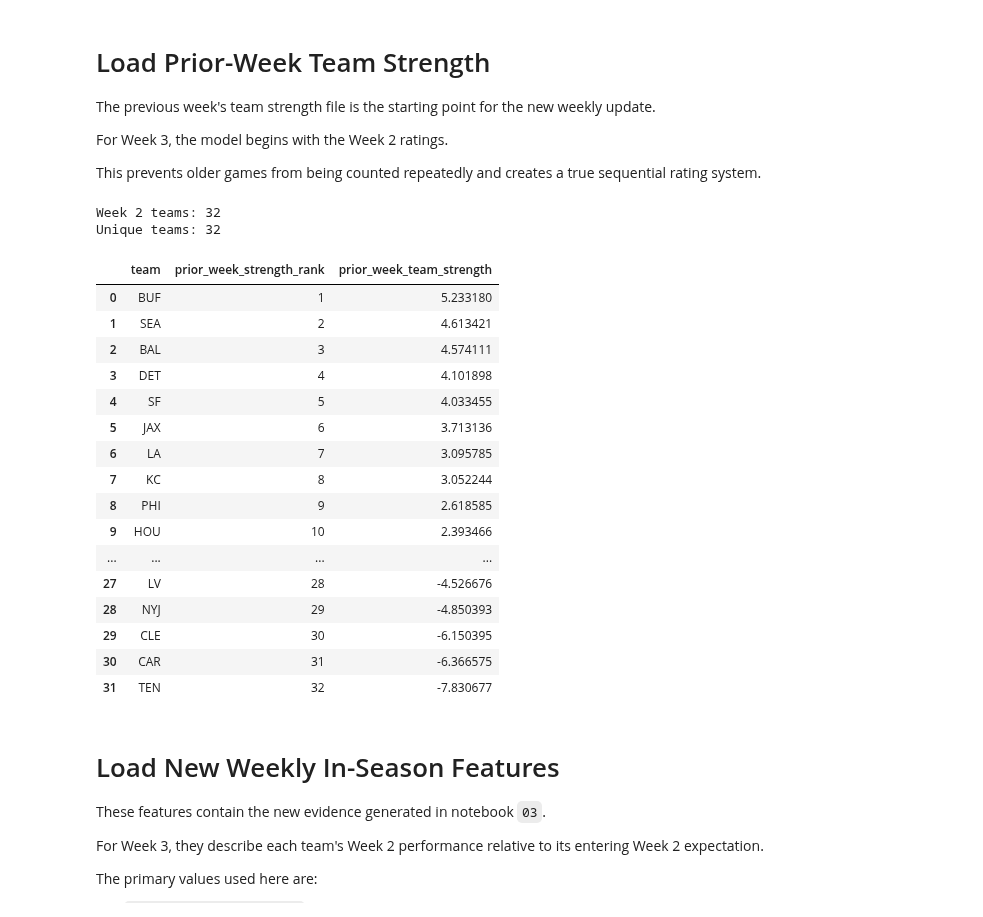
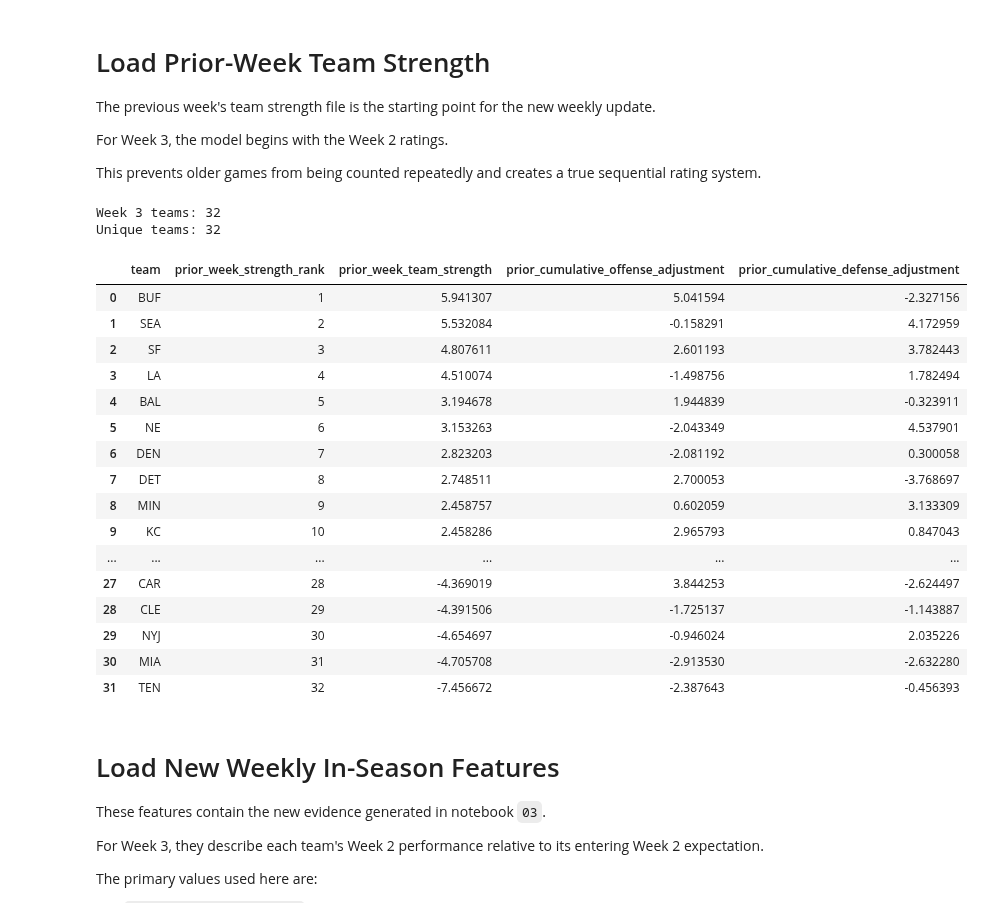
Before and after one commit to ethanfr10/NFL-Season-Projections, a Jupyter notebook: weekly_projections/notebooks/04_Weekly_Team_Strength.ipynb, the cells around one changed output. Cells and saved outputs as stored; diff of their text form; code cells hidden in the pictures.

Commit message:
End week 3, record updates, begin week 4 (pre injury report projections)

```diff
--- a/weekly_projections/notebooks/04_Weekly_Team_Strength.ipynb
+++ b/weekly_projections/notebooks/04_Weekly_Team_Strength.ipynb
@@ -46,7 +46,7 @@ PROCESSED_DIR = PROJECT_ROOT / "data" / "processed"
 WEEKLY_DATA_DIR = PROCESSED_DIR / "weekly"
 
 SEASON = 2026
-TARGET_WEEK = 3
+TARGET_WEEK = 4
 PRIOR_WEEK = TARGET_WEEK - 1
 
 PRESEASON_STRENGTH_PATH = (
@@ -56,7 +56,7 @@ PRESEASON_STRENGTH_PATH = (
 
 PRIOR_WEEK_STRENGTH_PATH = (
     WEEKLY_DATA_DIR
-    / f"week_{PRIOR_WEEK:02d}_team_strength.parquet"
+    / f"week_{PRIOR_WEEK:02d}_sequential_team_strength.parquet"
 )
 
 INSEASON_FEATURES_PATH = (
@@ -66,7 +66,7 @@ INSEASON_FEATURES_PATH = (
 
 OUTPUT_PATH = (
     WEEKLY_DATA_DIR
-    / f"week_{TARGET_WEEK:02d}_team_strength.parquet"
+    / f"week_{TARGET_WEEK:02d}_sequential_team_strength.parquet"
 )
 
 print("Preseason ratings:", PRESEASON_STRENGTH_PATH)
@@ -178,7 +178,9 @@ prior_week = pd.read_parquet(
 required_prior_columns = [
     "team",
     "weekly_strength_rank",
-    "weekly_team_strength"
+    "weekly_team_strength",
+    "cumulative_offense_adjustment",
+    "cumulative_defense_adjustment"
 ]
 
 missing_prior = [
@@ -190,53 +192,59 @@ missing_prior = [
 if missing_prior:
     raise KeyError(
         "Missing required prior-week columns: "
         + ", ".join(missing_prior)
     )
 
 prior_week = prior_week[
     required_prior_columns
 ].rename(
     columns={
-        "weekly_strength_rank": "prior_week_strength_rank",
-        "weekly_team_strength": "prior_week_team_strength"
+        "weekly_strength_rank":
+            "prior_week_strength_rank",
+        "weekly_team_strength":
+            "prior_week_team_strength",
+        "cumulative_offense_adjustment":
+            "prior_cumulative_offense_adjustment",
+        "cumulative_defense_adjustment":
+            "prior_cumulative_defense_adjustment"
     }
 )
 
 print(
     f"Week {PRIOR_WEEK} teams:",
     len(prior_week)
 )
 
 print(
     "Unique teams:",
     prior_week["team"].nunique()
 )
 
 display(
     prior_week.sort_values(
         "prior_week_strength_rank"
     )
 )
 # %% [output]
-Week 2 teams: 32
+Week 3 teams: 32
 Unique teams: 32
-|  | team | prior_week_strength_rank | prior_week_team_strength |
-| 0 | BUF | 1 | 5.233180 |
-| 1 | SEA | 2 | 4.613421 |
-| 2 | BAL | 3 | 4.574111 |
-| 3 | DET | 4 | 4.101898 |
-| 4 | SF | 5 | 4.033455 |
-| 5 | JAX | 6 | 3.713136 |
-| 6 | LA | 7 | 3.095785 |
-| 7 | KC | 8 | 3.052244 |
-| 8 | PHI | 9 | 2.618585 |
-| 9 | HOU | 10 | 2.393466 |
-| ... | ... | ... | ... |
-| 27 | LV | 28 | -4.526676 |
-| 28 | NYJ | 29 | -4.850393 |
-| 29 | CLE | 30 | -6.150395 |
-| 30 | CAR | 31 | -6.366575 |
-| 31 | TEN | 32 | -7.830677 |
+|  | team | prior_week_strength_rank | prior_week_team_strength | prior_cumulative_offense_adjustment | prior_cumulative_defense_adjustment |
+| 0 | BUF | 1 | 5.941307 | 5.041594 | -2.327156 |
+| 1 | SEA | 2 | 5.532084 | -0.158291 | 4.172959 |
+| 2 | SF | 3 | 4.807611 | 2.601193 | 3.782443 |
+| 3 | LA | 4 | 4.510074 | -1.498756 | 1.782494 |
+| 4 | BAL | 5 | 3.194678 | 1.944839 | -0.323911 |
+| 5 | NE | 6 | 3.153263 | -2.043349 | 4.537901 |
+| 6 | DEN | 7 | 2.823203 | -2.081192 | 0.300058 |
+| 7 | DET | 8 | 2.748511 | 2.700053 | -3.768697 |
+| 8 | MIN | 9 | 2.458757 | 0.602059 | 3.133309 |
+| 9 | KC | 10 | 2.458286 | 2.965793 | 0.847043 |
+| ... | ... | ... | ... | ... | ... |
+| 27 | CAR | 28 | -4.369019 | 3.844253 | -2.624497 |
+| 28 | CLE | 29 | -4.391506 | -1.725137 | -1.143887 |
+| 29 | NYJ | 30 | -4.654697 | -0.946024 | 2.035226 |
+| 30 | MIA | 31 | -4.705708 | -2.913530 | -2.632280 |
+| 31 | TEN | 32 | -7.456672 | -2.387643 | -0.456393 |
 # %% [markdown]
 # Load New Weekly In-Season Features
 
```
Also changed, not shown: parts of 9 cells of this notebook, 13 other files.
